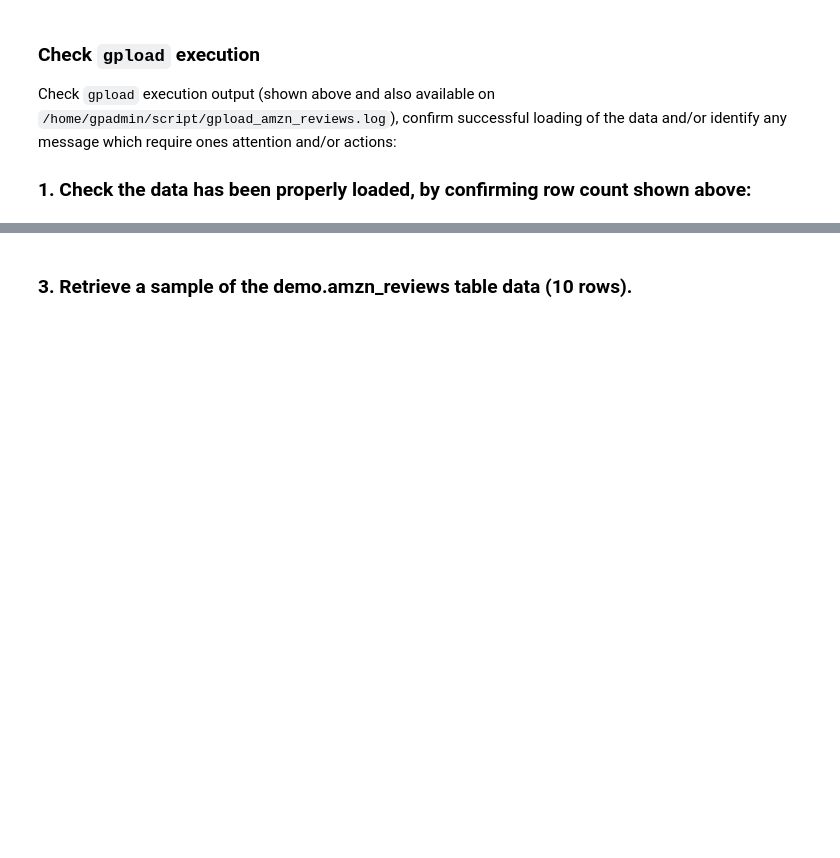
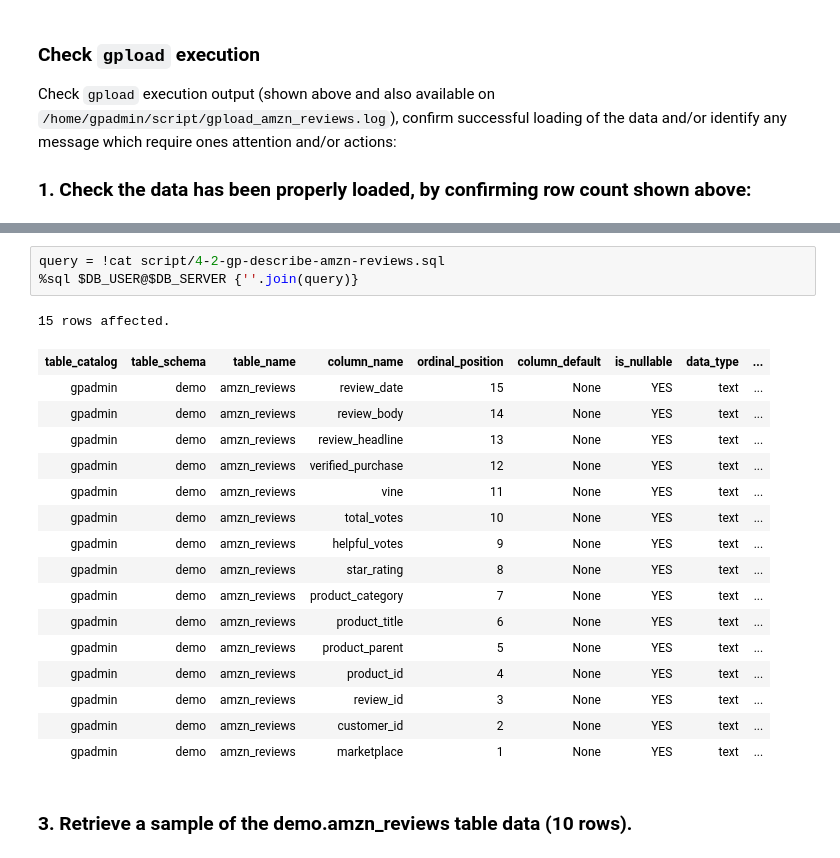
Before and after one commit to cantzakas/gp-demo-aws, a Jupyter notebook: NBK-demo-local.ipynb, the cells around one changed output, grey strips where cells are left out. Drawn from its saved outputs; the diff is of its cells as text; blank space fills up the shorter version.

```diff
--- a/NBK-demo-local.ipynb
+++ b/NBK-demo-local.ipynb
@@ -194,3 +258,24 @@ WHERE TABLE_NAME = 'amzn_reviews';
+# %%
+query = !cat script/4-2-gp-describe-amzn-reviews.sql
+%sql $DB_USER@$DB_SERVER {''.join(query)}
+# %% [output]
+15 rows affected.
+| table_catalog | table_schema | table_name | column_name | ordinal_position | column_default | is_nullable | data_type | ... |
+| gpadmin | demo | amzn_reviews | review_date | 15 | None | YES | text | ... |
+| gpadmin | demo | amzn_reviews | review_body | 14 | None | YES | text | ... |
+| gpadmin | demo | amzn_reviews | review_headline | 13 | None | YES | text | ... |
+| gpadmin | demo | amzn_reviews | verified_purchase | 12 | None | YES | text | ... |
+| gpadmin | demo | amzn_reviews | vine | 11 | None | YES | text | ... |
+| gpadmin | demo | amzn_reviews | total_votes | 10 | None | YES | text | ... |
+| gpadmin | demo | amzn_reviews | helpful_votes | 9 | None | YES | text | ... |
+| gpadmin | demo | amzn_reviews | star_rating | 8 | None | YES | text | ... |
+| gpadmin | demo | amzn_reviews | product_category | 7 | None | YES | text | ... |
+| gpadmin | demo | amzn_reviews | product_title | 6 | None | YES | text | ... |
+| gpadmin | demo | amzn_reviews | product_parent | 5 | None | YES | text | ... |
+| gpadmin | demo | amzn_reviews | product_id | 4 | None | YES | text | ... |
+| gpadmin | demo | amzn_reviews | review_id | 3 | None | YES | text | ... |
+| gpadmin | demo | amzn_reviews | customer_id | 2 | None | YES | text | ... |
+| gpadmin | demo | amzn_reviews | marketplace | 1 | None | YES | text | ... |
 # %% [markdown]
 ### 3. Retrieve a sample of the demo.amzn_reviews table data (10 rows).
 # %%
```
Also changed, not shown: parts of 27 cells of this notebook.
